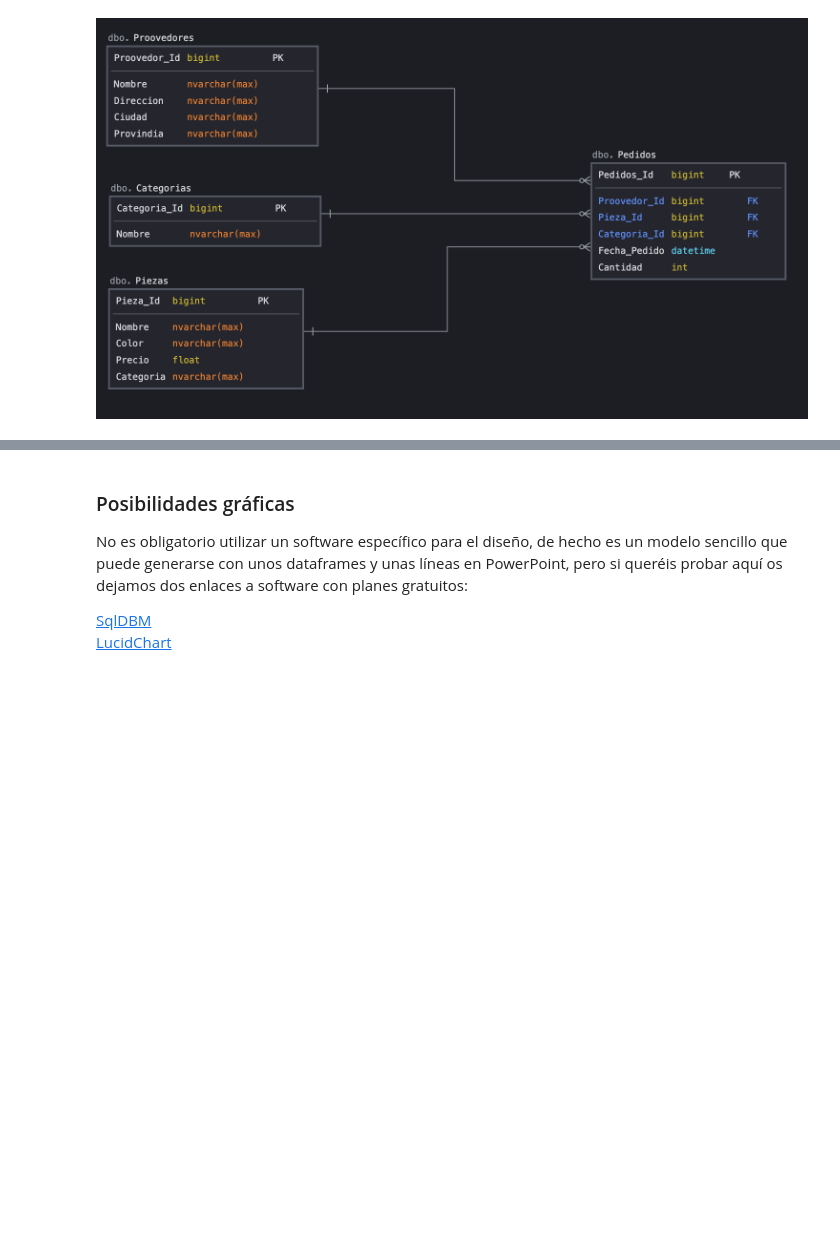
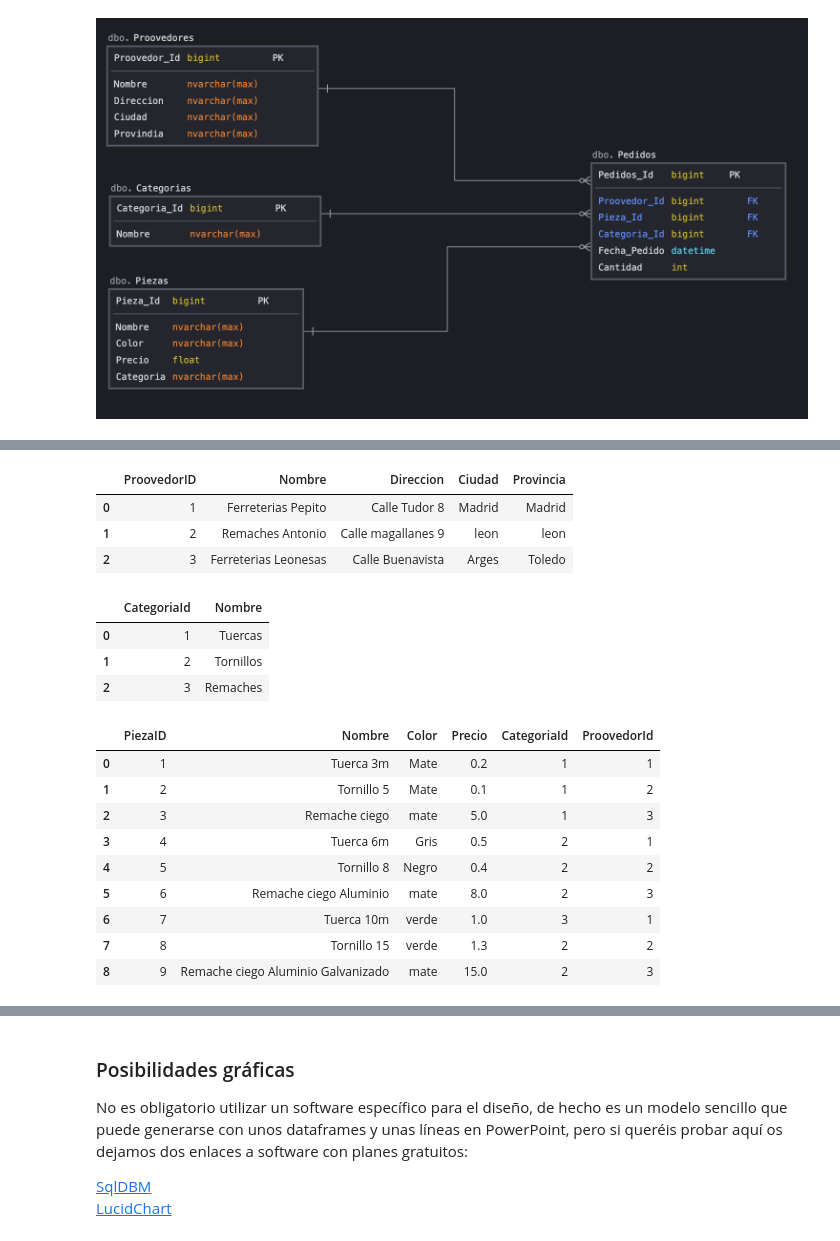
Before and after one commit to JesusGs91/Team_Montalbano, a Jupyter notebook: Parte_II_Modelo_BD_Version 2.ipynb, the cells around one changed output, grey strips where cells are left out. Cells and saved outputs as stored; diff of their text form; code cells hidden in the pictures; blank space fills up the shorter version.

```diff
--- a/Parte_II_Modelo_BD_Version 2.ipynb
+++ b/Parte_II_Modelo_BD_Version 2.ipynb
@@ -222,0 +318,29 @@ connection.commit()
+# %%
+#Visualización query sin print
+
+sql_query("SELECT * FROM Proovedores")
+# %% [output]
+|  | ProovedorID | Nombre | Direccion | Ciudad | Provincia |
+| 0 | 1 | Ferreterias Pepito | Calle Tudor 8 | Madrid | Madrid |
+| 1 | 2 | Remaches Antonio | Calle magallanes 9 | leon | leon |
+| 2 | 3 | Ferreterias Leonesas | Calle Buenavista | Arges | Toledo |
+# %%
+sql_query("SELECT * FROM Categoria")
+# %% [output]
+|  | CategoriaId | Nombre |
+| 0 | 1 | Tuercas |
+| 1 | 2 | Tornillos |
+| 2 | 3 | Remaches |
+# %%
+sql_query("SELECT * FROM Pieza")
+# %% [output]
+|  | PiezaID | Nombre | Color | Precio | CategoriaId | ProovedorId |
+| 0 | 1 | Tuerca 3m | Mate | 0.2 | 1 | 1 |
+| 1 | 2 | Tornillo 5 | Mate | 0.1 | 1 | 2 |
+| 2 | 3 | Remache ciego | mate | 5.0 | 1 | 3 |
+| 3 | 4 | Tuerca 6m | Gris | 0.5 | 2 | 1 |
+| 4 | 5 | Tornillo 8 | Negro | 0.4 | 2 | 2 |
+| 5 | 6 | Remache ciego Aluminio | mate | 8.0 | 2 | 3 |
+| 6 | 7 | Tuerca 10m | verde | 1.0 | 3 | 1 |
+| 7 | 8 | Tornillo 15 | verde | 1.3 | 2 | 2 |
+| 8 | 9 | Remache ciego Aluminio Galvanizado | mate | 15.0 | 2 | 3 |
```
Also changed, not shown: parts of 6 cells of this notebook.
